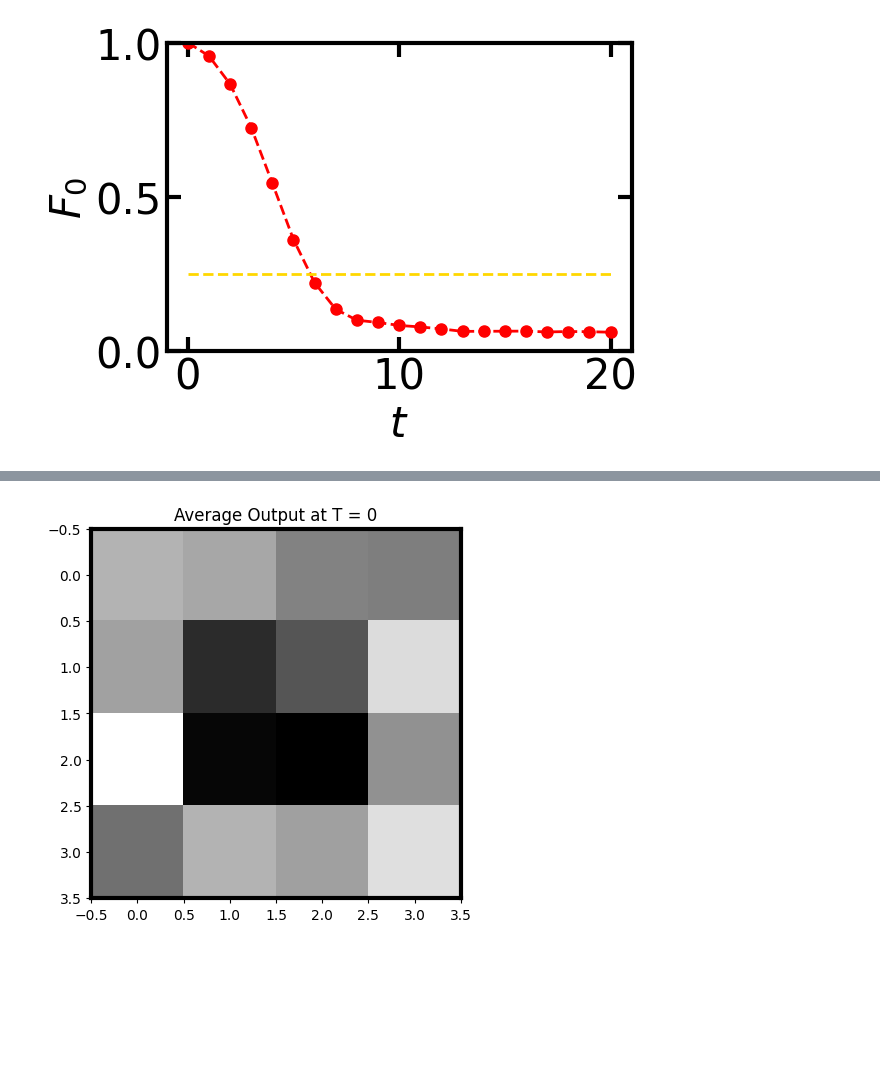
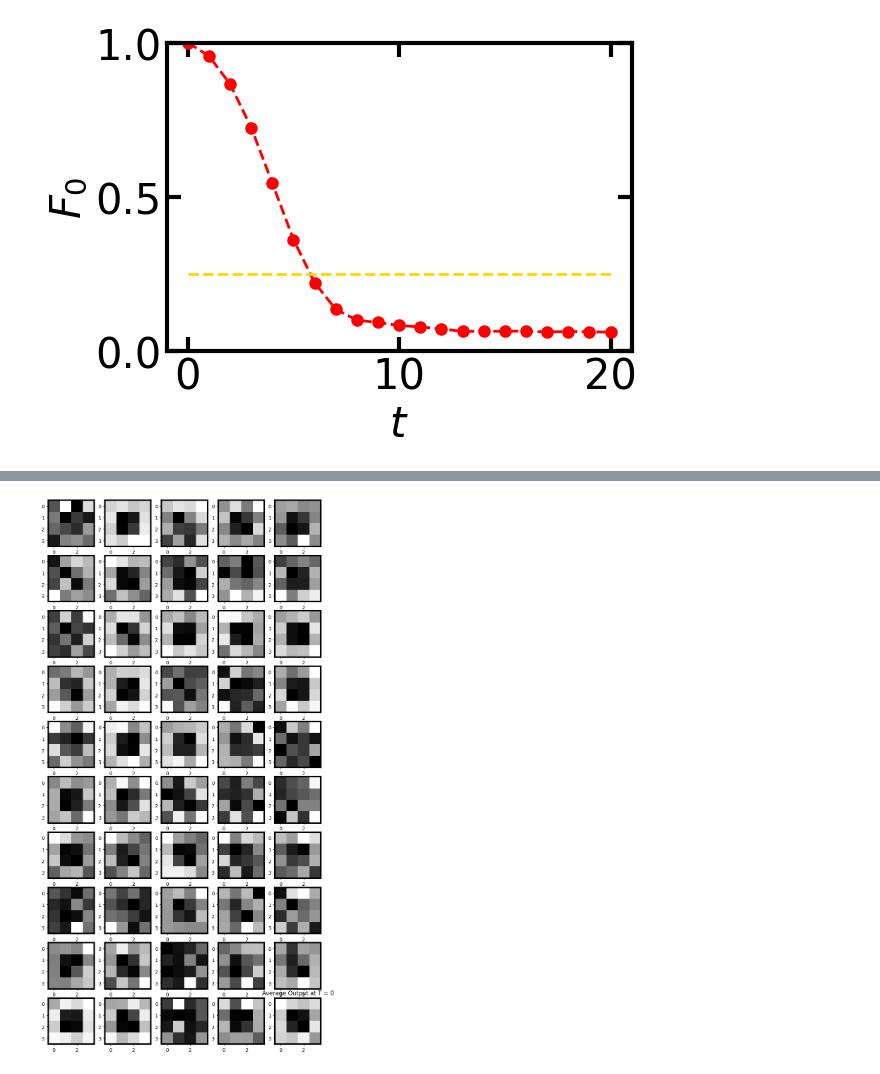
Before and after one commit to Neben5/QuantGenMdl, a Jupyter notebook: amplitude_encoding_4by4.ipynb, the cells around one changed output, grey strips where cells are left out. Drawn from its saved outputs; the diff is of its cells as text; code cells hidden in the pictures; blank space fills up the shorter version.

```diff
--- a/amplitude_encoding_4by4.ipynb
+++ b/amplitude_encoding_4by4.ipynb
@@ -297,6 +295,6 @@ np.save("loss_tot_2000Ndata_20kEpochs", loss_tot)
 # %%
 #create random 16 pixel data
-Ndata = 2000
+Ndata = 3000
 n = 4
 random_images = np.zeros((Ndata, 4, 4))
 amplitude_vals = np.zeros(Ndata)
@@ -319,11 +317,11 @@ for i in range(0, Ndata):
 # %%
 #Run trained model on random image data
 n, na = 4, 1
-T = 20
+T = 25
 L = 6
-Ndata = 2000
+Ndata = 3000
 
-params_tot = np.load('params_total_2000Ndata_20kEpochs.npy')
+params_tot = np.load('params_total_3000Ndata_35kEpochs.npy')
 
 diffModel = DiffusionModel(n, T, Ndata)
 inputs_te = diffModel.HaarSampleGeneration(Ndata, seed=22)
@@ -341,13 +339,13 @@ backwards_gen = np.load('test_backwardsgen.npy')
 dim = 4#int((final_output_flattened.size) ** 0.5)
 final_output_nxn = np.zeros((T + 1, Ndata, dim, dim))
 
-for z in range(0, 21):
+for z in range(0, T + 1):
     final_output_flattened = backwards_gen[z]
     final_output_flattened = np.abs(final_output_flattened)
-    multiplier = np.max(final_output_flattened)
+    #multiplier = np.max(final_output_flattened)
     for i in range(0, np.size(amplitude_vals)):
         final_output_flattened[:][i] *= amplitude_vals[i]
-    #final_output_flattened = final_output_flattened.flatten()
+    #final_output_flattened /= multiplier
 
     for i in range(0, dim):
         for j in range(0, dim):
@@ -357,13 +355,13 @@ for z in range(0, 21):
 #Will change to showing loss instead of mean square error
 #Xout[T][Ndata][2**n]
 #backwards_gen[T][Ndata][2**n]
-mse_calc = np.zeros((21, 16))
+mse_calc = np.zeros((T + 1, 16))
 avg_backwards_vector = np.sum(backwards_gen, axis = 1)/Ndata
 print(avg_backwards_vector)
 
-orig_vals = np.sum((np.load('training_data.npy')), axis = 0) / 2000
+orig_vals = np.sum((np.load('training_data.npy')), axis = 0) / Ndata
 #print(orig_vals)
-for i in range(0, 21):
+for i in range(0, T + 1):
     temp1 = 0
     for j in range(0, 2**n):
         temp1 += (np.abs(orig_vals[j] - avg_backwards_vector[i][j]))**2
@@ -372,7 +370,7 @@ for i in range(0, 21):
 
 #mse_calc = np.abs(np.sum(mse_calc, axis = 1)) / 16
 
-plt.plot(range(0, 21), mse_calc)
+plt.plot(range(0, T + 1), mse_calc)
 plt.title("Mean Square Error between Forward and Backward Diffusion")
 plt.ylabel("Mean Square Error")
 plt.xlabel("T")
@@ -399,25 +397,26 @@ Text(0.5, 0, 'T')
 # %%
 #visualize average output of the model
 #final_output_nxn[T][Ndata][4][4]
 #print_this_1 is average output of model
-#fig, axs = plt.subplots(1, 1, figsize = (10, 20))
+fig, axs = plt.subplots(10, 5, figsize = (10, 20))
 num1 = np.max(np.abs(avg_backwards_vector))
 print_this = np.abs(avg_backwards_vector) /num1
 print_this_1 = np.zeros((4,4))
 for i in range(0, 4):
     for j in range(0, 4):
         print_this_1[i][j] = print_this[0][4*i + j]
 
 
-for z in range(0, 1):
+for z in range(0, 50):
     #print(final_output_nxn[z])
-    plt.imshow(
-        #final_output_nxn[0][z]
-        print_this_1, cmap = 'grey', interpolation = 'nearest')
+    axs[int(z / 5)][z % 5].imshow(
+        final_output_nxn[0][z]
+        #print_this_1
+        , cmap = 'grey', interpolation = 'nearest')
     plt.title('Average Output at T = %d'%0)
 
 #plt.suptitle('Backwards Diffusion At T = 0')
 #plt.tight_layout()
 plt.show()
 # %% [output]
-[figure, old version]
+[figure, new version]
```
Also changed, not shown: parts of 6 cells of this notebook, 59 other files.
